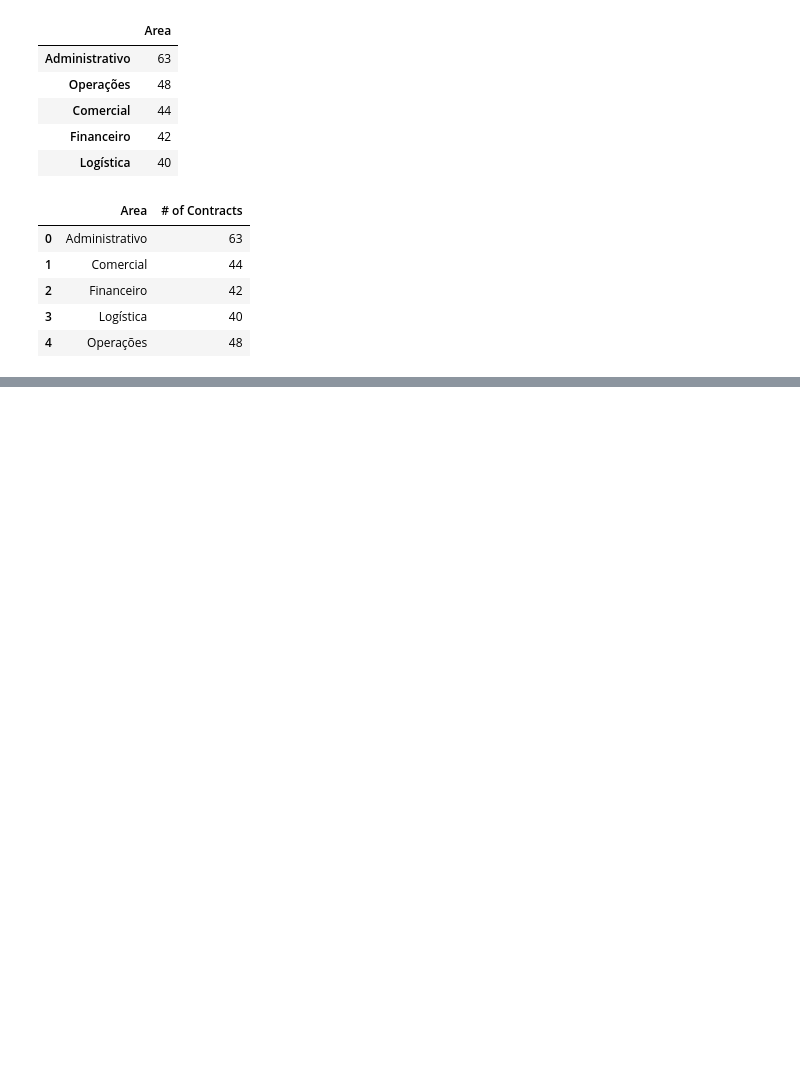
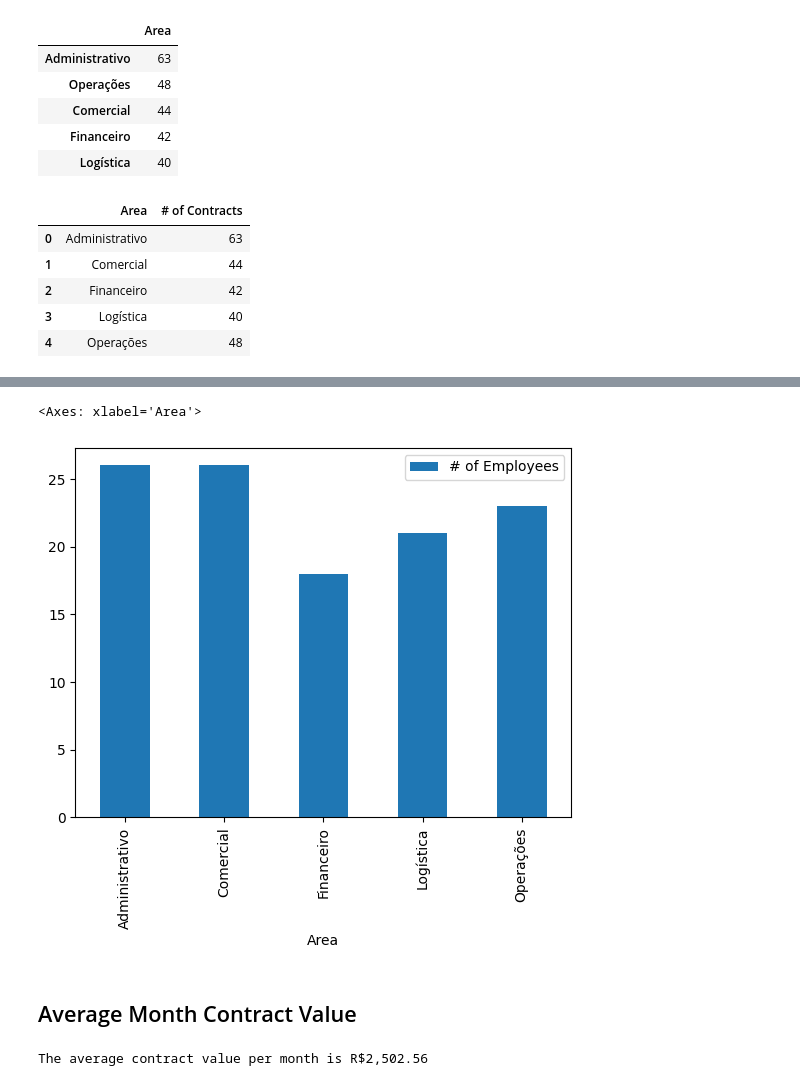
Before and after one commit to igornunespatricio/Python-Course, a Jupyter notebook: Data Analysis/Mini Project/code.ipynb, the cells around one changed output, grey strips where cells are left out. Saved outputs shown, nothing was run; the diff lists cells and outputs as text; code cells hidden in the pictures; blank space fills up the shorter version.

Commit message:
Add Average Contract Value

```diff
--- a/Data Analysis/Mini Project/code.ipynb
+++ b/Data Analysis/Mini Project/code.ipynb
@@ -140,0 +143,9 @@ contractsPerArea.groupby('Area').agg(
+# %%
+employeesPerArea = employees.groupby('Area').agg(
+    **{
+        '# of Employees': pd.NamedAgg('ID Funcionário', 'count')
+    }
+)
+display(employeesPerArea)
+
+display(pd.DataFrame(employees['Area'].value_counts()))
@@ -140,0 +166,12 @@ contractsPerArea.groupby('Area').agg(
+# %%
+employeesPerArea.plot(kind='bar')
+# %% [output]
+<Axes: xlabel='Area'>
+[figure, added]
+# %% [markdown]
+## Average Month Contract Value
+# %%
+averageMonthContractValue = clients['Valor Contrato Mensal'].mean()
+print(f'The average contract value per month is R${averageMonthContractValue:,.2f}')
+# %% [output]
+The average contract value per month is R$2,502.56
```
Also changed, not shown: parts of 2 cells of this notebook.
